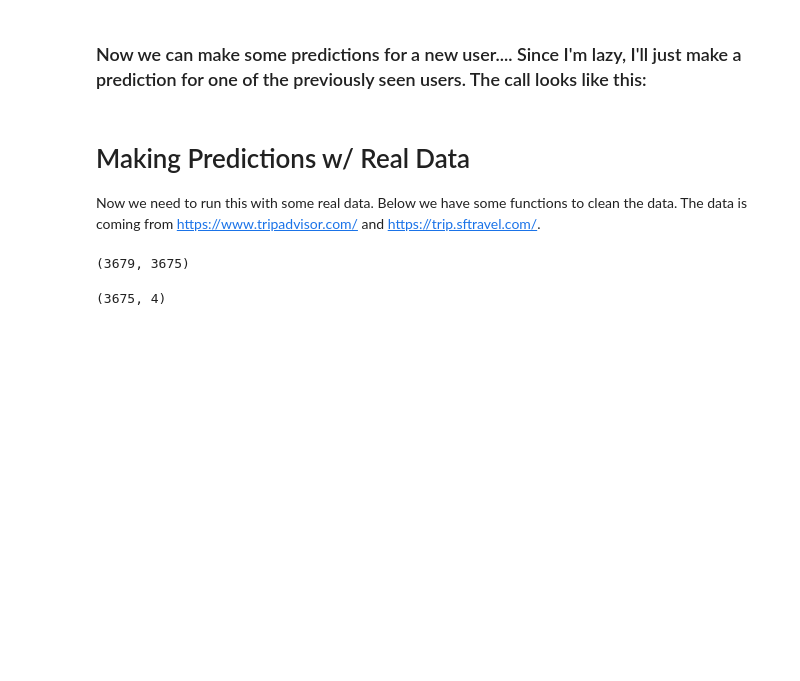
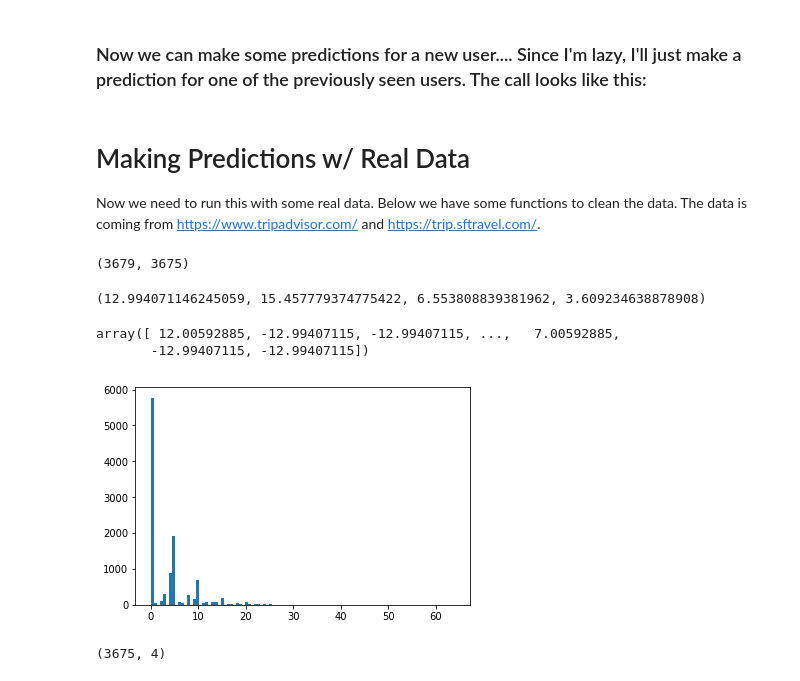
Before and after one commit to luxingshifu/TravelApp, a Jupyter notebook: TravelApp_v4.ipynb, the cells around one changed output. Saved outputs shown, nothing was run; the diff lists cells and outputs as text; code cells hidden in the pictures; blank space fills up the shorter version.

```diff
--- a/TravelApp_v4.ipynb
+++ b/TravelApp_v4.ipynb
@@ -188,13 +188,13 @@ def get_data(res):
     matrix_clean=matrix[good_list]
     return matrix_clean, users_clean, places
 # %%
-def make_profiles_new(matrix,loc_info_clean):
+def make_profiles_new(matrix,loc_info_clean,full_place_list):
     profiles={}
     for u in range(len(matrix)):
         features_list=[]
         for i in range(len(matrix[0])):
             try:
-                features_list+=int(matrix[u][i])*(loc_info_clean[places[i][15:]])
+                features_list+=int(matrix[u][i])*(loc_info_clean[full_place_list[i]])
             except:
                 features_list+=''
 
@@ -288,22 +292,38 @@ def make_place_arrays(places,loc_info_clean,style_mapper):
 def config_data(res, loc_info, style_mapper):
 
 
+
+    # first, use get_data to construct a matrix, user list and place list appearing in the
+    # user reviews.
+
     matrix, user_list, places = get_data(res)
+
+    #next, build the user profiles based off of their reviews.
 
     loc_info_clean={x: remove_reviews(loc_info[x][1]) for x in loc_info.keys()}
 
-    user_profiles=make_profiles_new(matrix,loc_info_clean)
+    # The function 'make_place_arrays' is essentially just `passing through'. The reason
+    # this is done is to ensure that the input and output is consistent with the other
+    # data.
+
+
+    mpp = make_place_arrays(places,loc_info_clean,style_mapper)
+    full_profiles, full_place_list, unreviewed_places = mpp
+
+
+
+
+    user_profiles=make_profiles_new(matrix,loc_info_clean,full_place_list)
+    np_profiles=convert_profiles_to_np(user_profiles)
+
+    # next, we clean up places and add in a string of zeros for all the places which the
+    # users (all of them) have not been to.
 
     places_clean=[x[15:] for x in places]
     padding=len([x for x in loc_info_clean.keys() if x not in places_clean and 'tour' not in x.lower()])
+    zeros=np.zeros((len(matrix),padding))
+    new_matrix=np.concatenate((np_profiles,matrix,zeros),axis=1)
 
 
-    zeros=np.zeros((len(matrix),padding))
-
-    user_profiles=make_profiles_new(matrix,loc_info_clean)
-    np_profiles=convert_profiles_to_np(user_profiles)
-    new_matrix=np.concatenate((np_profiles,matrix,zeros),axis=1)
-
-    mpp = make_place_arrays(places,loc_info_clean,style_mapper)
 
     return user_profiles, new_matrix, places, mpp, style_mapper
@@ -316,3 +350,23 @@ len(matrix[0]), len(full_place_profiles)
 # %% [output]
 (3679, 3675)
+# %%
+# these are scores based on user profiles
+nature_scores=matrix[:,0]
+history_scores=matrix[:,1]
+culture_scores=matrix[:,2]
+life_scores=matrix[:,3]
+# %%
+np.mean(nature_scores), np.mean(history_scores),np.mean(culture_scores),np.mean(life_scores)
+# %% [output]
+(12.994071146245059, 15.457779374775422, 6.553808839381962, 3.609234638878908)
+# %%
+nature_scores-np.mean(nature_scores)
+# %% [output]
+array([ 12.00592885, -12.99407115, -12.99407115, ...,   7.00592885,
+       -12.99407115, -12.99407115])
+# %%
+plt.hist(life_scores,bins=100)
+plt.show()
+# %% [output]
+[figure, added]
 # %%
```
Also changed, not shown: parts of 18 cells of this notebook, 7 other files.
